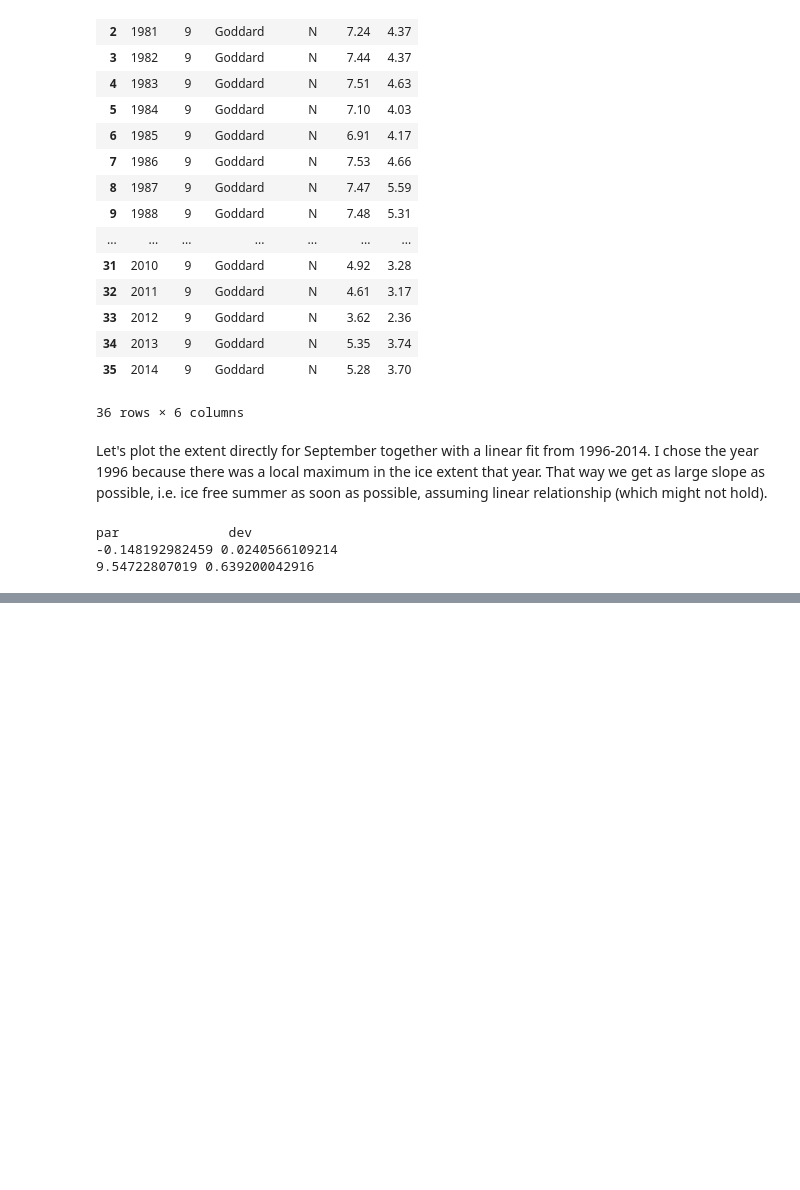
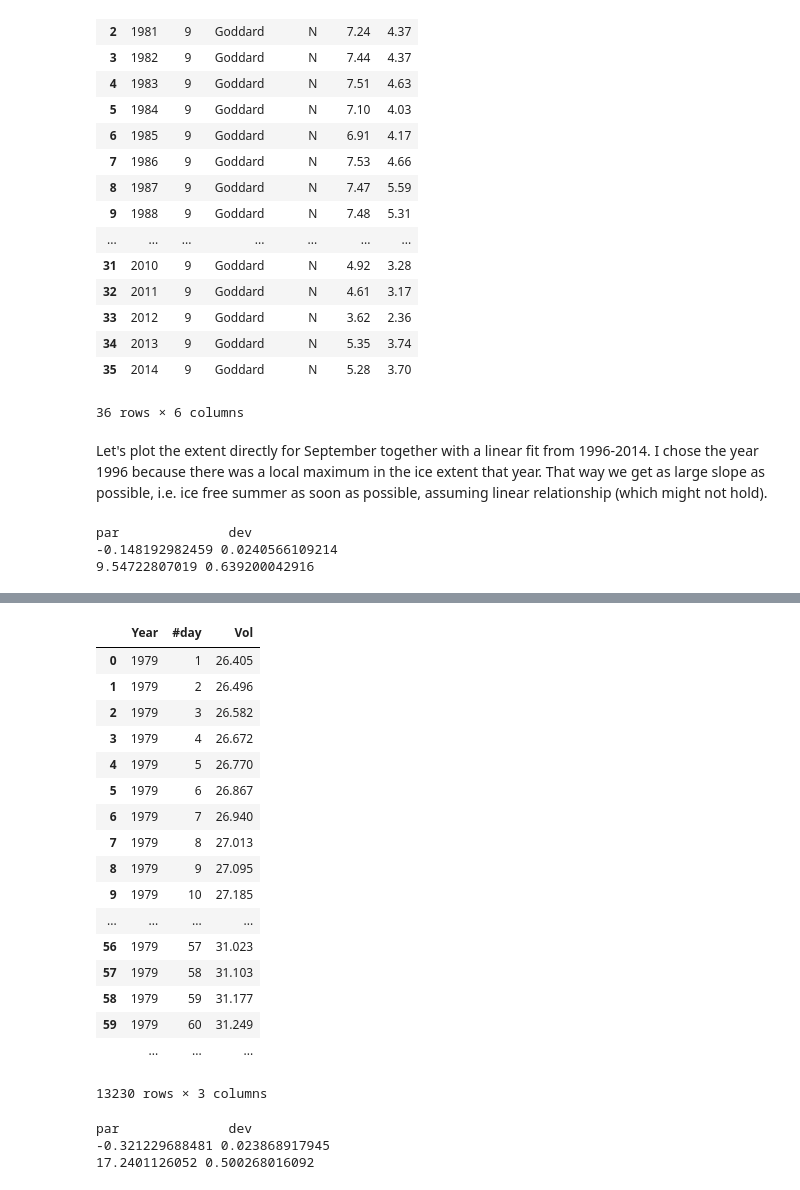
Before and after one commit to certik/climate, a Jupyter notebook: Sea Ice Index Arctic.ipynb, the cells around one changed output, grey strips where cells are left out. Drawn from its saved outputs; the diff is of its cells as text; code cells hidden in the pictures; blank space fills up the shorter version.

```diff
--- a/Sea Ice Index Arctic.ipynb
+++ b/Sea Ice Index Arctic.ipynb
@@ -74,0 +102,22 @@ This is only the ice extent, which is different from the volume (that depends on
+# %%
+data = read_table("data/PIOMAS.vol.daily.1979.2015.Current.v2.1.dat", sep="\s+")
+data
+# %% [output]
+|  | Year | #day | Vol |
+| 0 | 1979 | 1 | 26.405 |
+| 1 | 1979 | 2 | 26.496 |
+| 2 | 1979 | 3 | 26.582 |
+| 3 | 1979 | 4 | 26.672 |
+| 4 | 1979 | 5 | 26.770 |
+| 5 | 1979 | 6 | 26.867 |
+| 6 | 1979 | 7 | 26.940 |
+| 7 | 1979 | 8 | 27.013 |
+| 8 | 1979 | 9 | 27.095 |
+| 9 | 1979 | 10 | 27.185 |
+| ... | ... | ... | ... |
+| 56 | 1979 | 57 | 31.023 |
+| 57 | 1979 | 58 | 31.103 |
+| 58 | 1979 | 59 | 31.177 |
+| 59 | 1979 | 60 | 31.249 |
+|  | ... | ... | ... |
+13230 rows × 3 columns
@@ -74,0 +132,14 @@ This is only the ice extent, which is different from the volume (that depends on
+# %%
+Y0 = years[0]
+def f(x, a, b):
+    return a*(x-Y0)+b
+(a, b), pcov = curve_fit(f, time[idx], yvals[idx])
+adev = sqrt(pcov[0, 0])
+bdev = sqrt(pcov[1, 1])
+print "par              dev"
+print a, adev
+print b, bdev
+# %% [output]
+par              dev
+-0.321229688481 0.023868917945
+17.2401126052 0.500268016092
```
Also changed, not shown: parts of 16 cells of this notebook.
